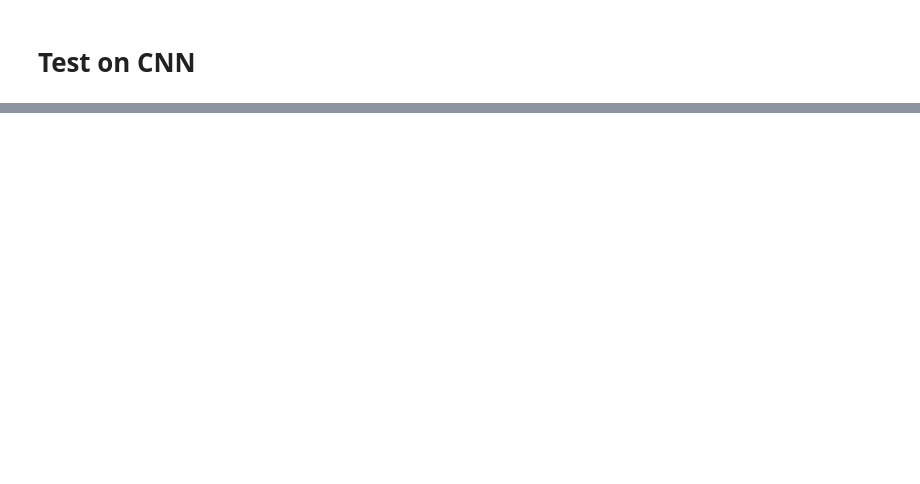
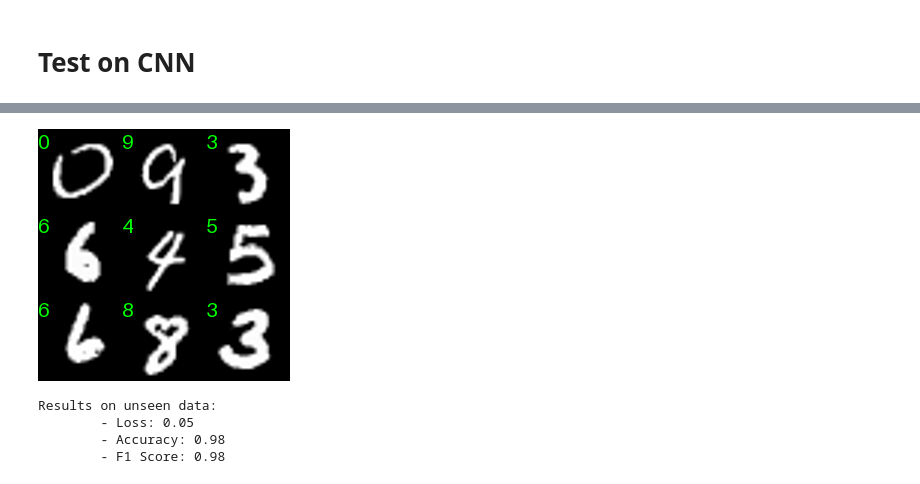
Before and after one commit to LikeaBubble/MNIST, a Jupyter notebook: main.ipynb, the cells around one changed output, grey strips where cells are left out. Saved outputs shown, nothing was run; the diff lists cells and outputs as text; code cells hidden in the pictures; blank space fills up the shorter version.

```diff
--- a/main.ipynb
+++ b/main.ipynb
@@ -201,0 +215,4 @@ show_from(testset,ann)
+# %%
+reshaped_x_train = Xtrain.reshape(48000,1,28,28)/255.
+reshaped_x_val = Xval.reshape(12000,1,28,28)/255.
+reshaped_x_test = Xtest.reshape(10000,1,28,28)/255.
@@ -201,0 +257,12 @@ show_from(testset,ann)
+# %%
+show_from(testset,cnn)
+# %% [output]
+[figure, added]
+# %%
+test_loss,test_acc,test_f1 = val_step(test_loader,cnn,criterion,accuracy,f1_score)
+print(f"Results on unseen data:\n\t- Loss: {test_loss.item():.2f}\n\t- Accuracy: {test_acc.item():.2f}\n\t- F1 Score: {test_f1.item():.2f}")
+# %% [output]
+Results on unseen data:
+        - Loss: 0.05
+        - Accuracy: 0.98
+        - F1 Score: 0.98
```
Also changed, not shown: parts of 14 cells of this notebook, 2 other files.
